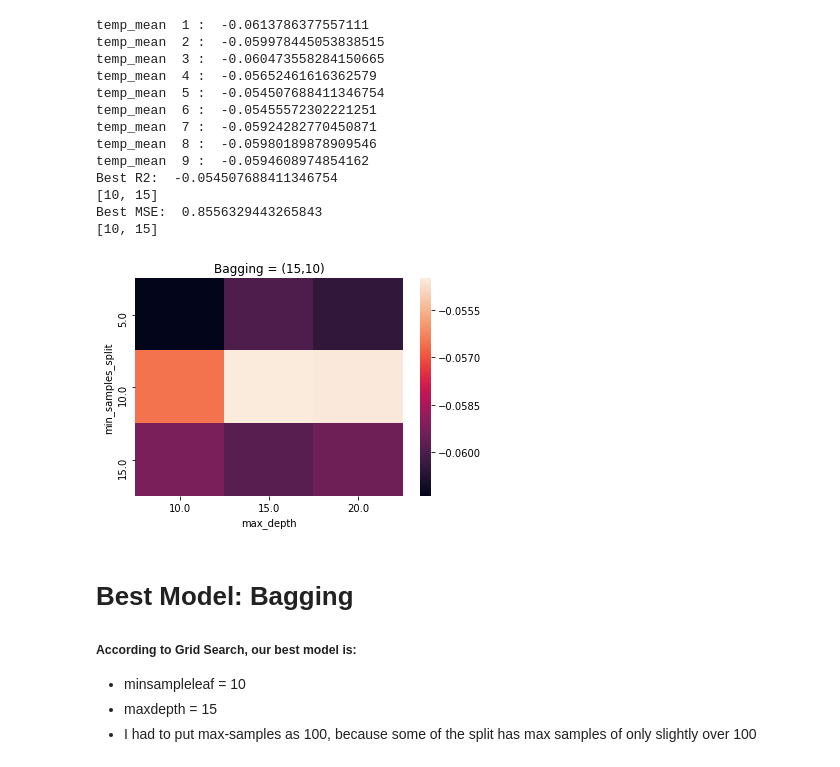
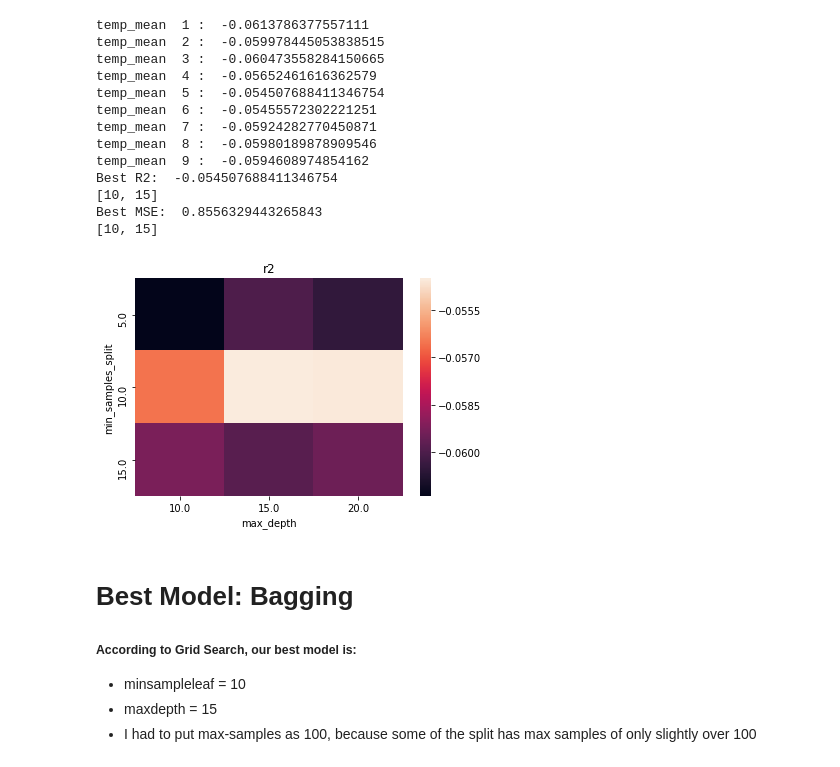
Before and after one commit to meenmo/Forecasting_Stock_Returns_via_Supervised_Learning, a Jupyter notebook: Code/AAT-DT_Final.ipynb, the cells around one changed output. Cells and saved outputs as stored; diff of their text form; code cells hidden in the pictures.

```diff
--- a/Code/AAT-DT_Final.ipynb
+++ b/Code/AAT-DT_Final.ipynb
@@ -735,21 +739,0 @@ plt.show()
-# %%
-import seaborn as sns
-
-# plot nicely
-x_index = np.unique(rf_df.loc[:,'min_sample_split'])
-y_index = np.unique((rf_df.loc[:,'max_depth']))
-a = pd.DataFrame(index = x_index, columns = y_index)
-
-for i in x_index:
-    for j in y_index:
-        a.loc[i,j] = list(rf_df.loc[(rf_df['min_sample_split'] == i) & (rf_df['max_depth'] == j),'mean_r2'])[0]#.astype(float)
-
-a = a.apply(pd.to_numeric)
-sns.heatmap(a)
-plt.xlabel('max_depth')
-plt.ylabel('min_samples_split')
-plt.title('r2')
-plt.title('Random Forest = (15,10)')
-plt.savefig(plot_path+'Best_Model_RF')
-
-plt.show()
@@ -862,25 +844,23 @@ Best MSE:  0.8556329443265843
 # %%
 import seaborn as sns
 
 # plot nicely
 x_index = np.unique(bag_df.loc[:,'min_sample_split'])
 y_index = np.unique((bag_df.loc[:,'max_depth']))
 a = pd.DataFrame(index = x_index, columns = y_index)
 
 for i in x_index:
     for j in y_index:
         a.loc[i,j] = list(bag_df.loc[(bag_df['min_sample_split'] == i) & (bag_df['max_depth'] == j),'mean_r2'])[0]#.astype(float)
 a = a.apply(pd.to_numeric)
 sns.heatmap(a)
 plt.xlabel('max_depth')
 plt.ylabel('min_samples_split')
 plt.title('r2')
-plt.title('Bagging = (15,10)')
 plt.savefig(plot_path+'Best_Model_Bagging')
-
 plt.show()
 # %% [output]
-[figure, old version]
+[figure, new version]
 # %% [markdown]
 # Best Model: Bagging
 
```
Also changed, not shown: parts of 20 cells of this notebook.
